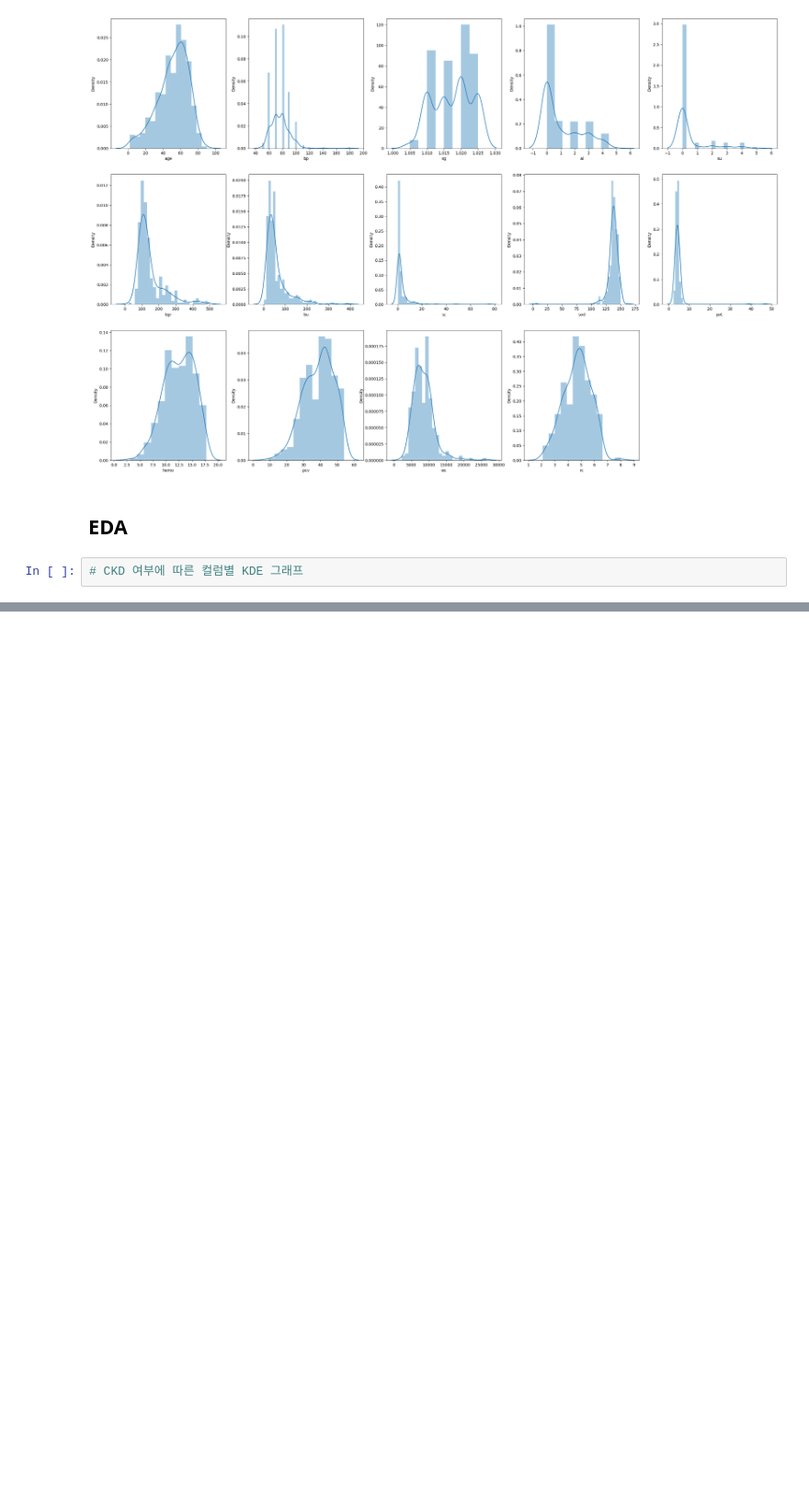
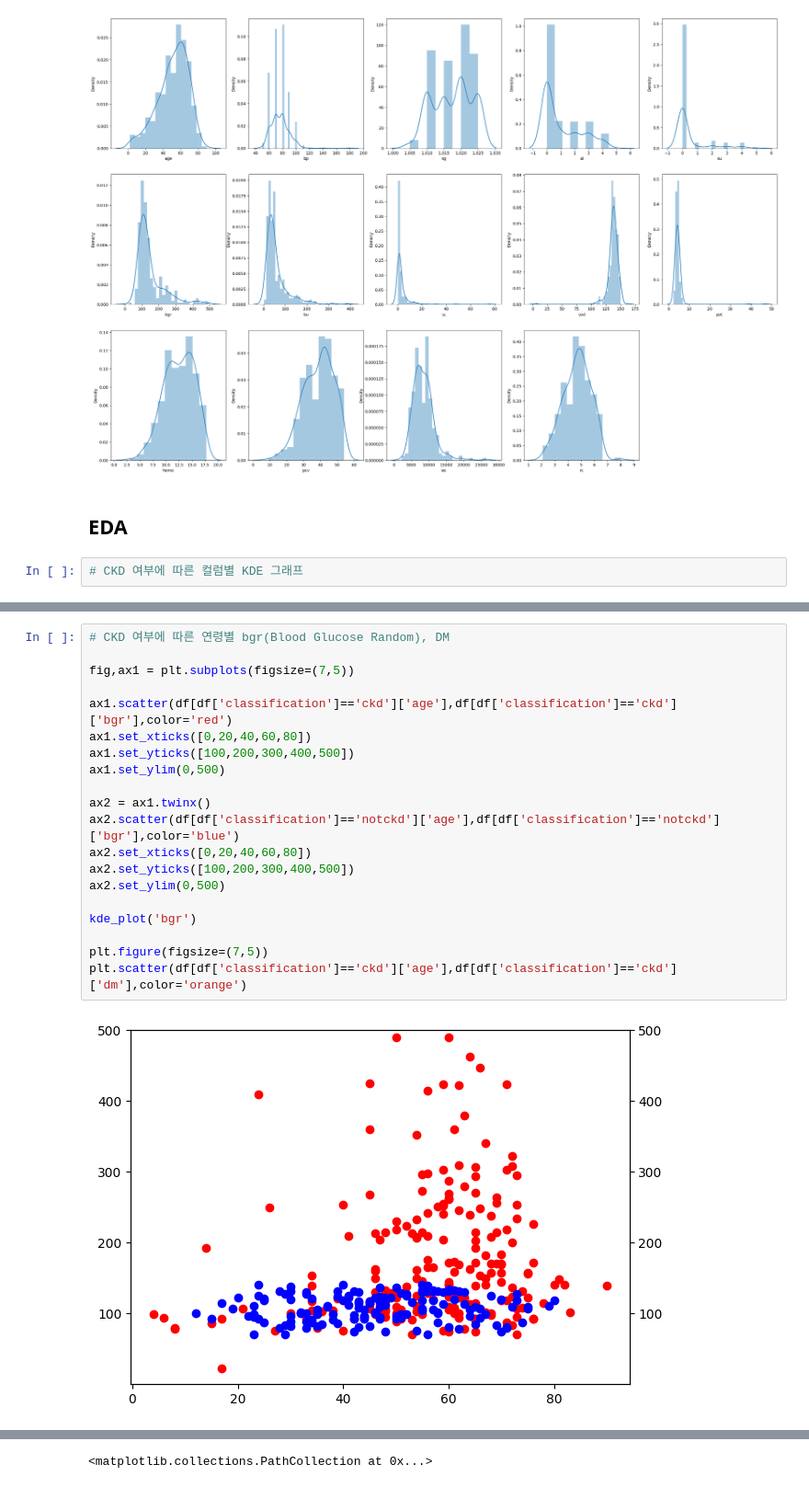
Before and after one commit to cutepuppy2024/Kidney-Project, a Jupyter notebook: ckd_analysis_2nd.ipynb, the cells around one changed output, grey strips where cells are left out. Shown at 92% size. Saved outputs shown, nothing was run; the diff lists cells and outputs as text; blank space fills up the shorter version.

```diff
--- a/ckd_analysis_2nd.ipynb
+++ b/ckd_analysis_2nd.ipynb
@@ -371,0 +386,22 @@ This will become an error in seaborn v0.14.0; please update your code.
+# %%
+# CKD 여부에 따른 연령별 bgr(Blood Glucose Random), DM
+
+fig,ax1 = plt.subplots(figsize=(7,5))
+
+ax1.scatter(df[df['classification']=='ckd']['age'],df[df['classification']=='ckd']['bgr'],color='red')
+ax1.set_xticks([0,20,40,60,80])
+ax1.set_yticks([100,200,300,400,500])
+ax1.set_ylim(0,500)
+
+ax2 = ax1.twinx()
+ax2.scatter(df[df['classification']=='notckd']['age'],df[df['classification']=='notckd']['bgr'],color='blue')
+ax2.set_xticks([0,20,40,60,80])
+ax2.set_yticks([100,200,300,400,500])
+ax2.set_ylim(0,500)
+
+kde_plot('bgr')
+
+plt.figure(figsize=(7,5))
+plt.scatter(df[df['classification']=='ckd']['age'],df[df['classification']=='ckd']['dm'],color='orange')
+# %% [output]
+[figure, added]
@@ -371,0 +409 @@ This will become an error in seaborn v0.14.0; please update your code.
+<matplotlib.collections.PathCollection at 0x...>
```
Also changed, not shown: parts of 23 cells of this notebook.
